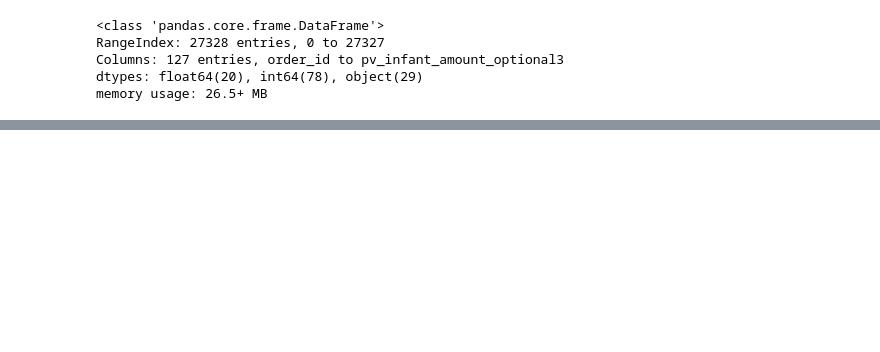
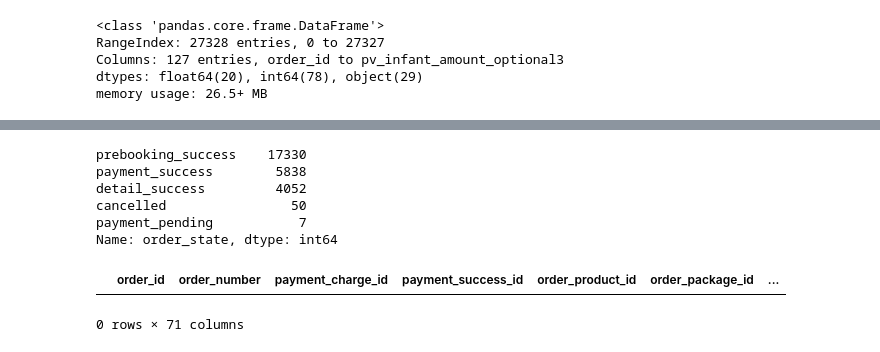
Before and after one commit to RooTBeaM/recommandation_system, a Jupyter notebook: order.ipynb, the cells around one changed output, grey strips where cells are left out. Saved outputs shown, nothing was run; the diff lists cells and outputs as text; code cells hidden in the pictures; blank space fills up the shorter version.

```diff
--- a/order.ipynb
+++ b/order.ipynb
@@ -171,0 +117,9 @@ df_order.columns.to_list()
+# %%
+df_v1['order_state'].value_counts()
+# %% [output]
+prebooking_success    17330
+payment_success        5838
+detail_success         4052
+cancelled                50
+payment_pending           7
+Name: order_state, dtype: int64
@@ -171,0 +128,5 @@ df_order.columns.to_list()
+# %%
+df_v1[df_v1['order_product_id']==20]
+# %% [output]
+|  | order_id | order_number | payment_charge_id | payment_success_id | order_product_id | order_package_id | ... |
+0 rows × 71 columns
```
Also changed, not shown: parts of 13 cells of this notebook, 6 other files.
